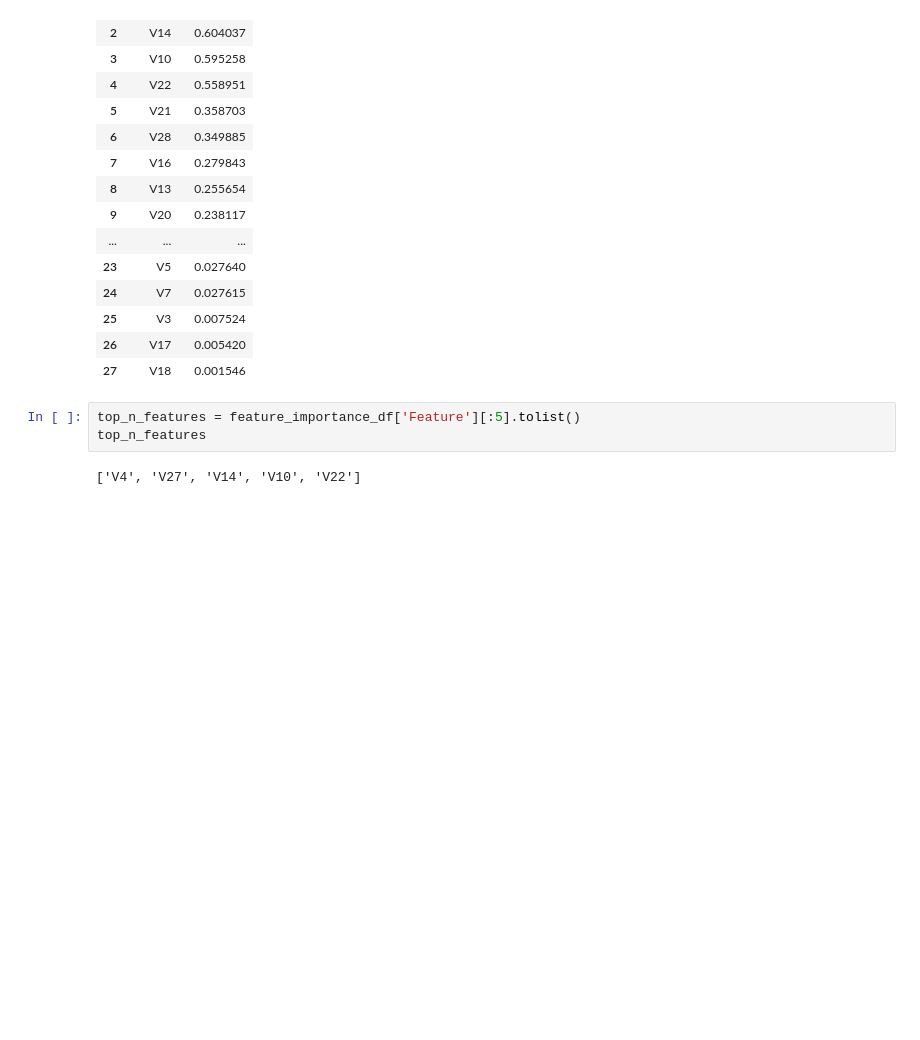
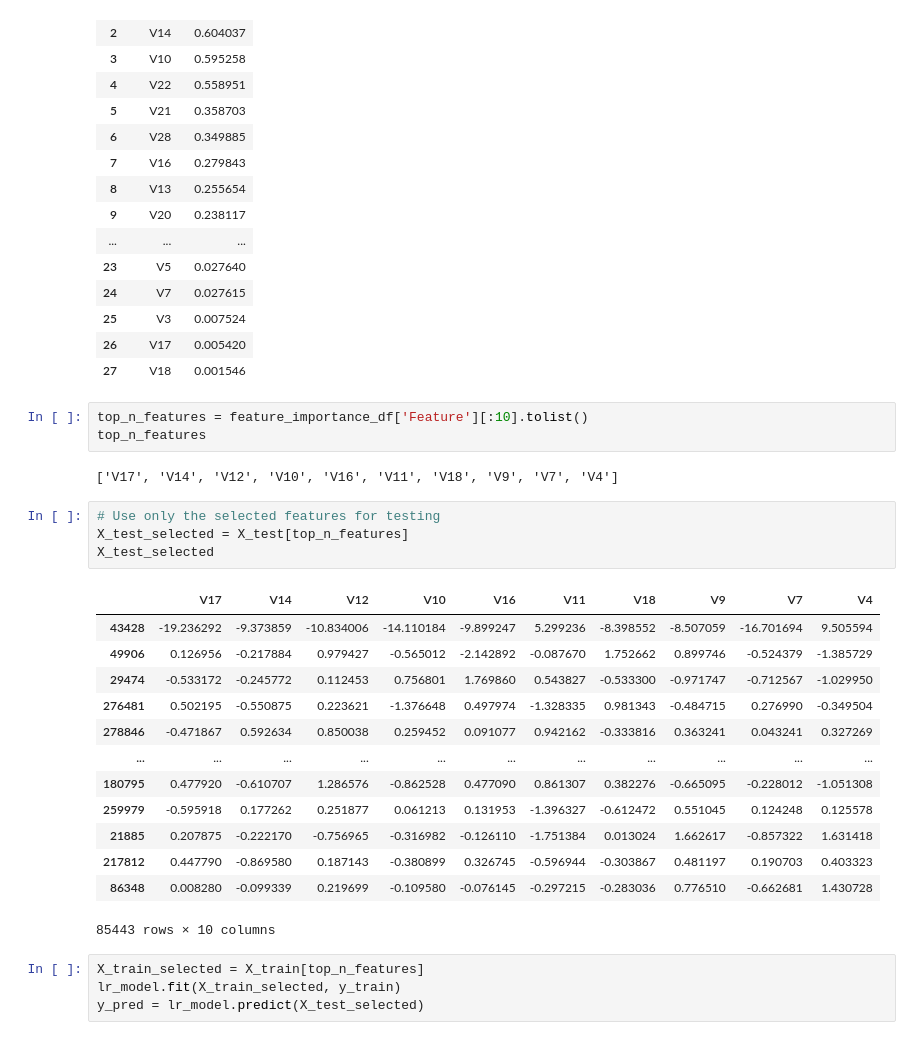
Before and after one commit to AnkitDogra-07/Research-CSE-V, a Jupyter notebook: Work/Notebooks for Data Cleaning/creditcard-notebook.ipynb, the cells around one changed output. Cells and saved outputs as stored; diff of their text form; blank space fills up the shorter version.

```diff
--- a/Work/Notebooks for Data Cleaning/creditcard-notebook.ipynb
+++ b/Work/Notebooks for Data Cleaning/creditcard-notebook.ipynb
@@ -114,7 +114,29 @@ feature_importance_df
 | 26 | V17 | 0.005420 |
 | 27 | V18 | 0.001546 |
 # %%
-top_n_features = feature_importance_df['Feature'][:5].tolist()
+top_n_features = feature_importance_df['Feature'][:10].tolist()
 top_n_features
 # %% [output]
-['V4', 'V27', 'V14', 'V10', 'V22']
+['V17', 'V14', 'V12', 'V10', 'V16', 'V11', 'V18', 'V9', 'V7', 'V4']
+# %%
+# Use only the selected features for testing
+X_test_selected = X_test[top_n_features]
+X_test_selected
+# %% [output]
+|  | V17 | V14 | V12 | V10 | V16 | V11 | V18 | V9 | V7 | V4 |
+| 43428 | -19.236292 | -9.373859 | -10.834006 | -14.110184 | -9.899247 | 5.299236 | -8.398552 | -8.507059 | -16.701694 | 9.505594 |
+| 49906 | 0.126956 | -0.217884 | 0.979427 | -0.565012 | -2.142892 | -0.087670 | 1.752662 | 0.899746 | -0.524379 | -1.385729 |
+| 29474 | -0.533172 | -0.245772 | 0.112453 | 0.756801 | 1.769860 | 0.543827 | -0.533300 | -0.971747 | -0.712567 | -1.029950 |
+| 276481 | 0.502195 | -0.550875 | 0.223621 | -1.376648 | 0.497974 | -1.328335 | 0.981343 | -0.484715 | 0.276990 | -0.349504 |
+| 278846 | -0.471867 | 0.592634 | 0.850038 | 0.259452 | 0.091077 | 0.942162 | -0.333816 | 0.363241 | 0.043241 | 0.327269 |
+| ... | ... | ... | ... | ... | ... | ... | ... | ... | ... | ... |
+| 180795 | 0.477920 | -0.610707 | 1.286576 | -0.862528 | 0.477090 | 0.861307 | 0.382276 | -0.665095 | -0.228012 | -1.051308 |
+| 259979 | -0.595918 | 0.177262 | 0.251877 | 0.061213 | 0.131953 | -1.396327 | -0.612472 | 0.551045 | 0.124248 | 0.125578 |
+| 21885 | 0.207875 | -0.222170 | -0.756965 | -0.316982 | -0.126110 | -1.751384 | 0.013024 | 1.662617 | -0.857322 | 1.631418 |
+| 217812 | 0.447790 | -0.869580 | 0.187143 | -0.380899 | 0.326745 | -0.596944 | -0.303867 | 0.481197 | 0.190703 | 0.403323 |
+| 86348 | 0.008280 | -0.099339 | 0.219699 | -0.109580 | -0.076145 | -0.297215 | -0.283036 | 0.776510 | -0.662681 | 1.430728 |
+85443 rows × 10 columns
+# %%
+X_train_selected = X_train[top_n_features]
+lr_model.fit(X_train_selected, y_train)
+y_pred = lr_model.predict(X_test_selected)
```
Also changed, not shown: parts of 8 cells of this notebook.
